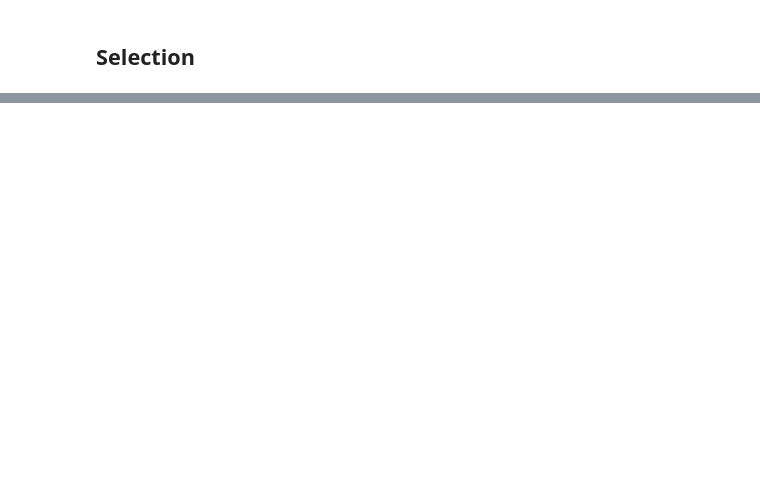
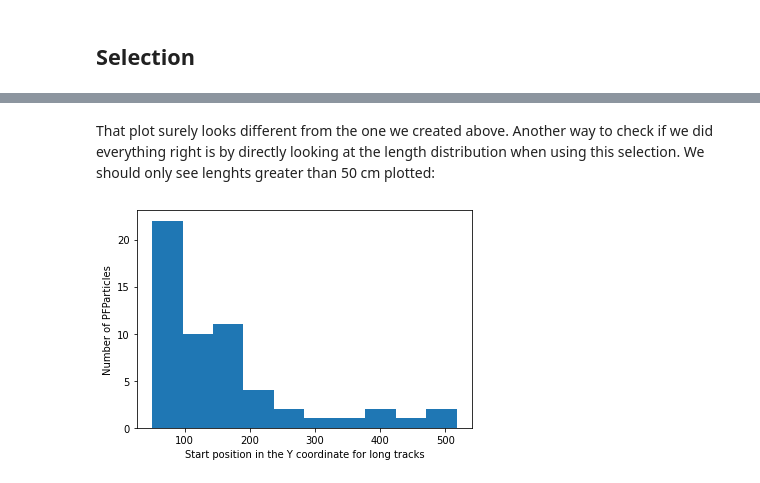
Before and after one commit to SBNSoftware/sbndcode, a Jupyter notebook: sbndcode/RecoValidation/make_plots.ipynb, the cells around one changed output, grey strips where cells are left out. Saved outputs shown, nothing was run; the diff lists cells and outputs as text; code cells hidden in the pictures; blank space fills up the shorter version.

```diff
--- a/sbndcode/RecoValidation/make_plots.ipynb
+++ b/sbndcode/RecoValidation/make_plots.ipynb
@@ -192,0 +217,10 @@ len(branches['StartY'][reco_pfparticles])
+# %% [markdown]
+That plot surely looks different from the one we created above. Another way to check if we did everything right is by directly looking at the length distribution when using this selection. We should only see lenghts greater than 50 cm plotted:
+# %%
+longtracks = branches['Lengths'][longtracks_sel]
+plt.hist(longtracks.flatten())
+plt.xlabel('Start position in the Y coordinate for long tracks')
+plt.ylabel('Number of PFParticles')
+plt.show()
+# %% [output]
+[figure, added]
```
Also changed, not shown: parts of 19 cells of this notebook, 1 other file.
